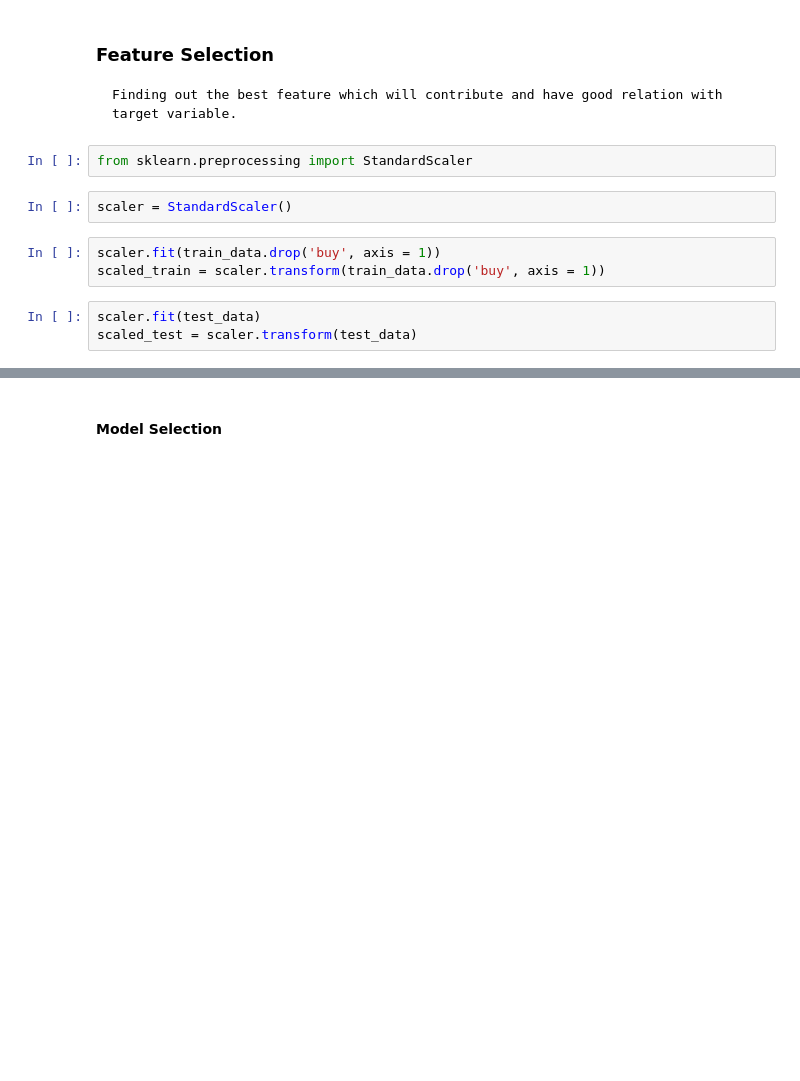
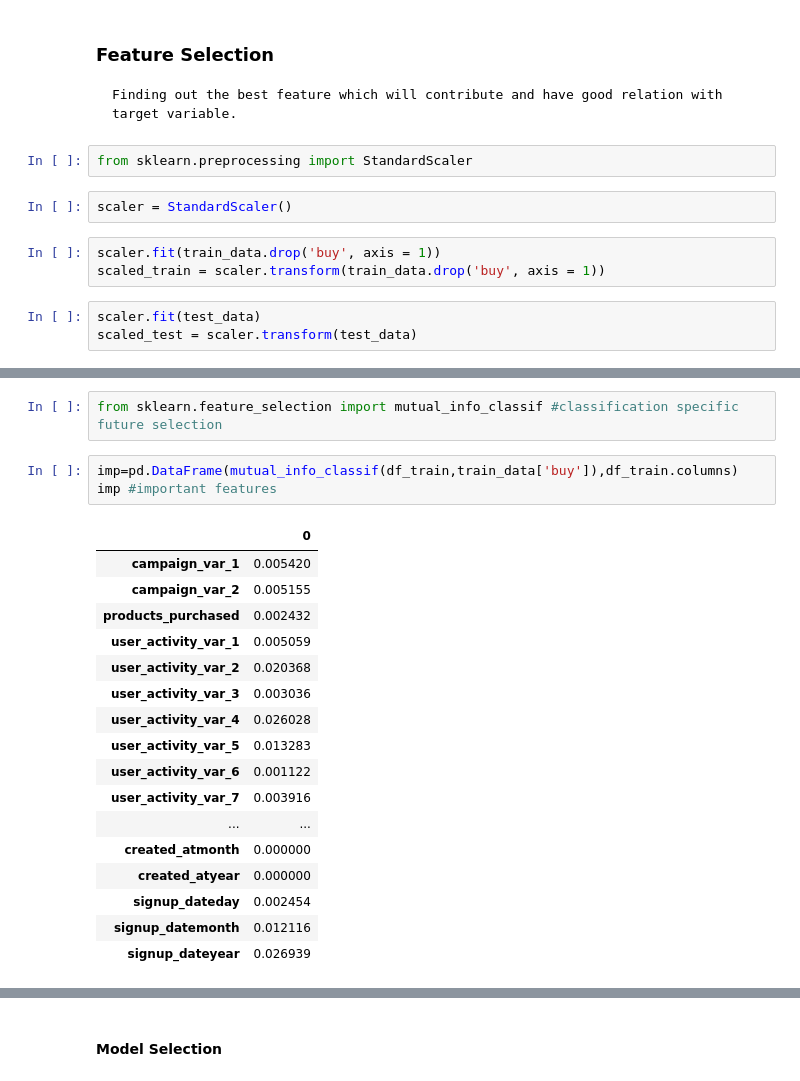
Before and after one commit to devashish-d/Job-A-THON, a Jupyter notebook: Solution.ipynb, the cells around one changed output, grey strips where cells are left out. Drawn from its saved outputs; the diff is of its cells as text; blank space fills up the shorter version.

```diff
--- a/Solution.ipynb
+++ b/Solution.ipynb
@@ -401,0 +420,23 @@ df_test.head(3)
+# %%
+from sklearn.feature_selection import mutual_info_classif #classification specific future selection
+# %%
+imp=pd.DataFrame(mutual_info_classif(df_train,train_data['buy']),df_train.columns)
+imp #important features
+# %% [output]
+|  | 0 |
+| campaign_var_1 | 0.005420 |
+| campaign_var_2 | 0.005155 |
+| products_purchased | 0.002432 |
+| user_activity_var_1 | 0.005059 |
+| user_activity_var_2 | 0.020368 |
+| user_activity_var_3 | 0.003036 |
+| user_activity_var_4 | 0.026028 |
+| user_activity_var_5 | 0.013283 |
+| user_activity_var_6 | 0.001122 |
+| user_activity_var_7 | 0.003916 |
+| ... | ... |
+| created_atmonth | 0.000000 |
+| created_atyear | 0.000000 |
+| signup_dateday | 0.002454 |
+| signup_datemonth | 0.012116 |
+| signup_dateyear | 0.026939 |
```
Also changed, not shown: parts of 56 cells of this notebook, 4 other files.
